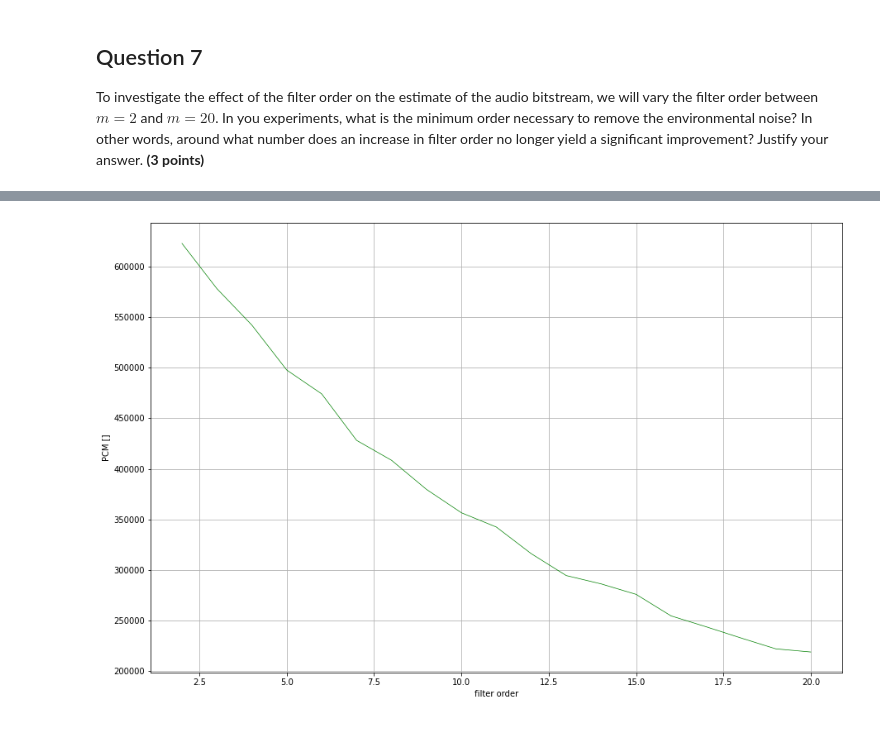
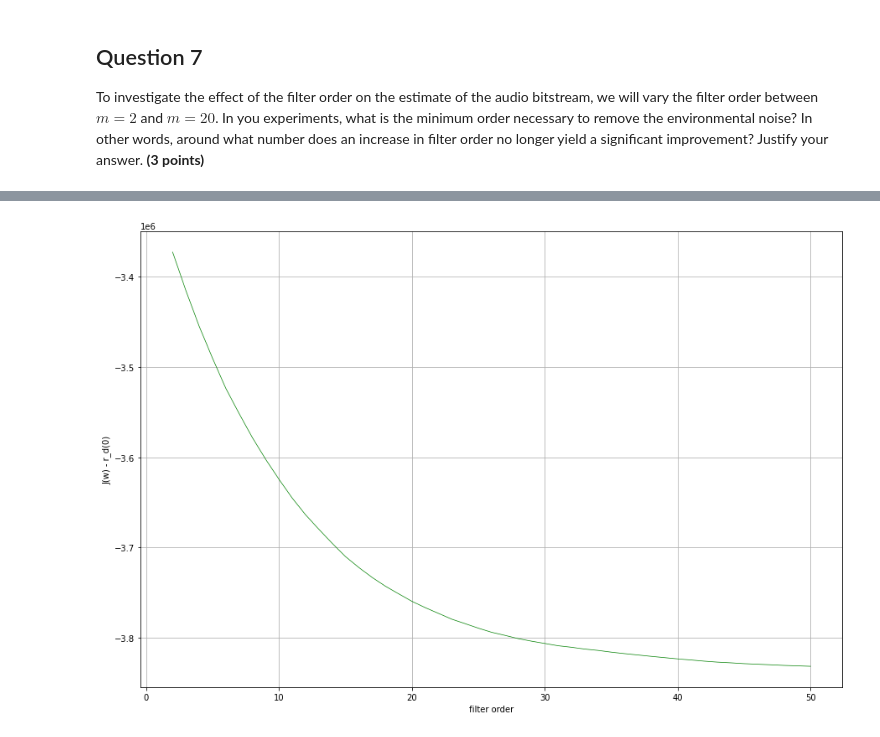
Before and after one commit to dannylooman/SC42150-SSP, a Jupyter notebook: SC42150_PythonAssignment2_AdaptiveNoiseCancelling.ipynb, the cells around one changed output, grey strips where cells are left out. Saved outputs shown, nothing was run; the diff lists cells and outputs as text; code cells hidden in the pictures.

```diff
--- a/SC42150_PythonAssignment2_AdaptiveNoiseCancelling.ipynb
+++ b/SC42150_PythonAssignment2_AdaptiveNoiseCancelling.ipynb
@@ -260,7 +268,7 @@ def correlation(x1:np.ndarray,x2:np.ndarray,max_lag:int)->np.ndarray:
 
     return _out
 
-tau = 30 # filter order
+tau = 10 # filter order
 r_v2 = correlation(x1=v2, x2=v2, max_lag=tau)
 r_yv2 = correlation(x1=y, x2=v2, max_lag=tau)
 # %% [markdown]
@@ -274,11 +282,11 @@ _Insert the cells with your answer below._
 # %%
 import scipy
 
-def get_w_hat(auto_corr, cross_corr):
+def get_w_opt(auto_corr, cross_corr):
     _R_mat = scipy.linalg.toeplitz(auto_corr)
     return np.matmul(np.linalg.inv(_R_mat),cross_corr)
 
-w_hat = get_w_hat(r_v2, r_yv2)
+w_opt = get_w_opt(r_v2, r_yv2)
 
-print(w_hat)
+print(f"coefficients of w_opt = {w_opt}")
 # %% [output]
@@ -328,26 +341,29 @@ _Insert the cells with your answer below._
 # %%
-new_d_mat = np.zeros((19,N))
-var_last_sec = np.zeros(19)
+filter_order_start = 2
+filter_order_stop = 50
 
-for m in range(2,21):
+new_d_mat = np.zeros((filter_order_stop-filter_order_start+1,N))
+obj_fun_val = np.zeros(filter_order_stop-filter_order_start+1)
+
+for m in range(filter_order_start,filter_order_stop+1):
     r_v2 = correlation(x1=v2, x2=v2, max_lag=m)
     r_yv2 = correlation(x1=y, x2=v2, max_lag=m)
 
-    # assume last second is zero mean
-    current_d_hat = get_d_hat(get_w_hat(r_v2, r_yv2), y, v2)
-    var_last_sec[m-2] = sum(current_d_hat[N-22050:N]**2)/22050
-    new_d_mat[m-2,:] = current_d_hat
+    R_mat_inv = np.linalg.inv(scipy.linalg.toeplitz(r_v2))
+    obj_fun_val[m-filter_order_start] = - np.matmul(np.transpose(r_yv2),np.matmul(R_mat_inv,r_yv2))
 
+    w_hat = np.matmul(R_mat_inv,r_yv2)
+    new_d_mat[m-filter_order_start,:] = get_d_hat(w_hat, y, v2)
 
-filter_order = np.arange(2,21)
+filter_order = np.arange(filter_order_start,filter_order_stop+1)
 
 # plot new figure
 plt.figure(figsize=(15, 10))
-plt.plot(filter_order,var_last_sec,'g', linewidth=0.7, label='variance last second')
-plt.ylabel('PCM []')
+plt.plot(filter_order,obj_fun_val,'g', linewidth=0.7, label='variance last second')
+plt.ylabel('J(w) - r_d(0)')
 plt.xlabel('filter order')
 plt.grid(True)
 # %% [output]
-[figure, old version]
+[figure, new version]
 # %%
 # possibility to play the signal with different filter orders
```
Also changed, not shown: parts of 7 cells of this notebook.
